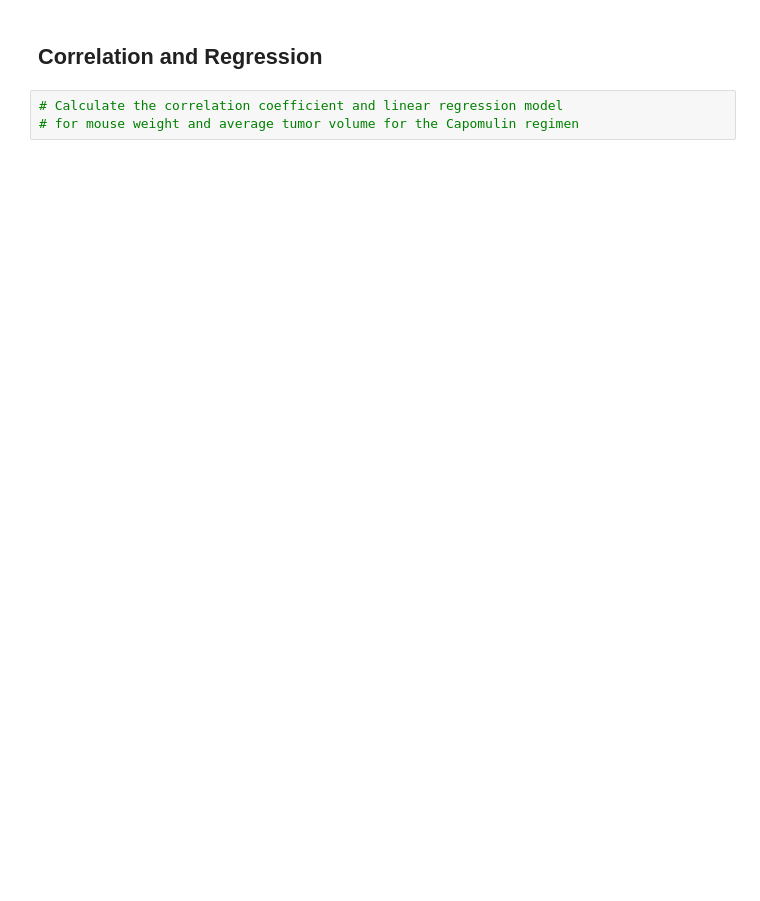
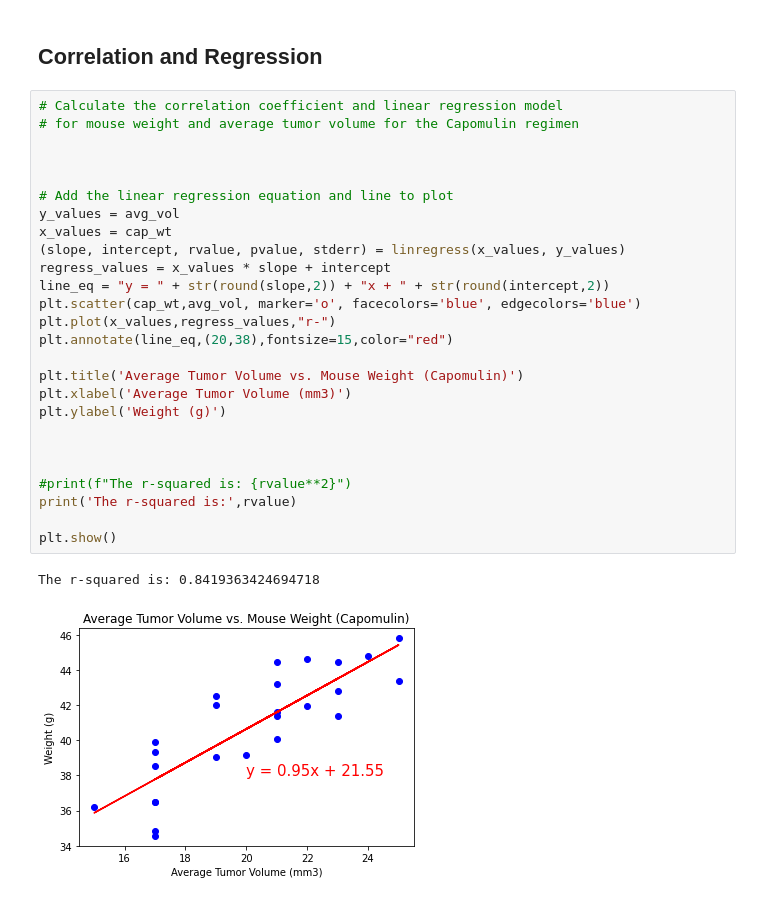
Before and after one commit to moormeierz/Matplotlib, a Jupyter notebook: pymaceuticals_starter.ipynb, the cells around one changed output. Cells and saved outputs as stored; diff of their text form; blank space fills up the shorter version.

Commit message:
linear regression

```diff
--- a/pymaceuticals_starter.ipynb
+++ b/pymaceuticals_starter.ipynb
@@ -467,5 +487,31 @@ capomulin_data.groupby(['Mouse ID'])
 # %% [markdown]
 ## Correlation and Regression
-# %%
-# Calculate the correlation coefficient and linear regression model
-# for mouse weight and average tumor volume for the Capomulin regimen
+# %%
+# Calculate the correlation coefficient and linear regression model
+# for mouse weight and average tumor volume for the Capomulin regimen
+
+
+
+# Add the linear regression equation and line to plot
+y_values = avg_vol
+x_values = cap_wt
+(slope, intercept, rvalue, pvalue, stderr) = linregress(x_values, y_values)
+regress_values = x_values * slope + intercept
+line_eq = "y = " + str(round(slope,2)) + "x + " + str(round(intercept,2))
+plt.scatter(cap_wt,avg_vol, marker='o', facecolors='blue', edgecolors='blue')
+plt.plot(x_values,regress_values,"r-")
+plt.annotate(line_eq,(20,38),fontsize=15,color="red")
+
+plt.title('Average Tumor Volume vs. Mouse Weight (Capomulin)')
+plt.xlabel('Average Tumor Volume (mm3)')
+plt.ylabel('Weight (g)')
+
+
+
+#print(f"The r-squared is: {rvalue**2}")
+print('The r-squared is:',rvalue)
+
+plt.show()
+# %% [output]
+The r-squared is: 0.8419363424694718
+[figure, added]
```
Also changed, not shown: parts of 4 cells of this notebook.
